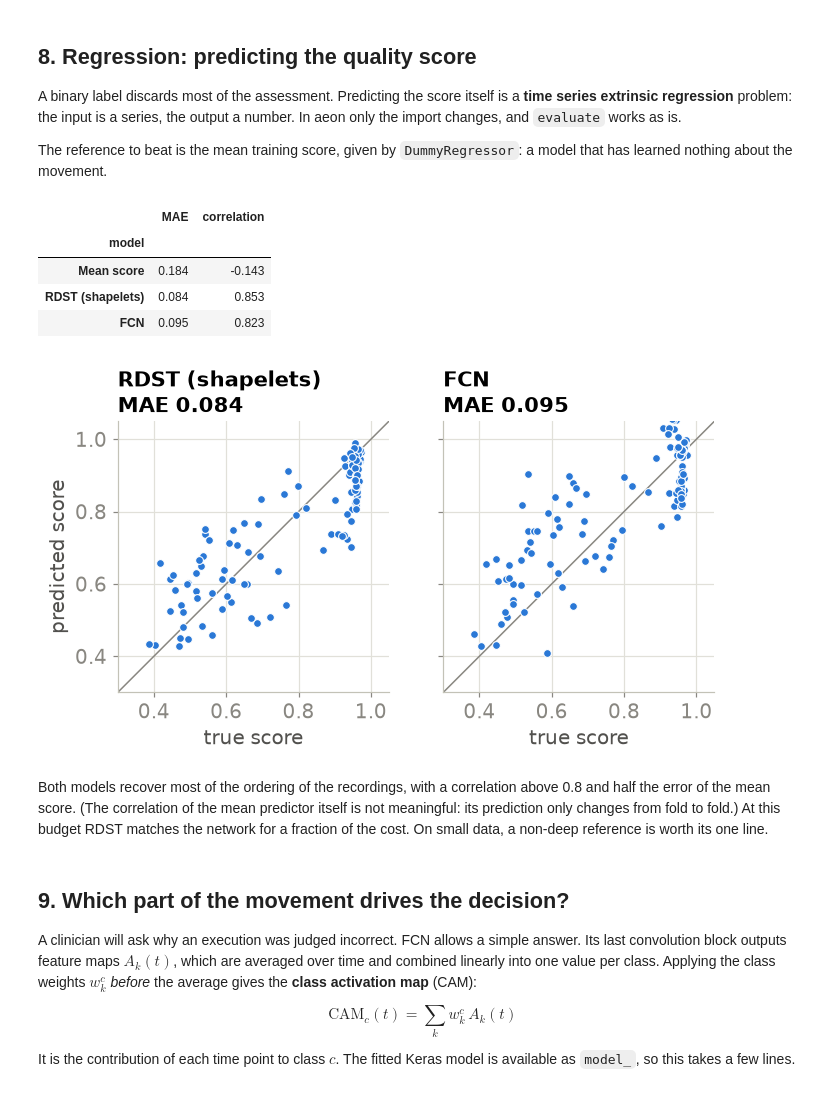
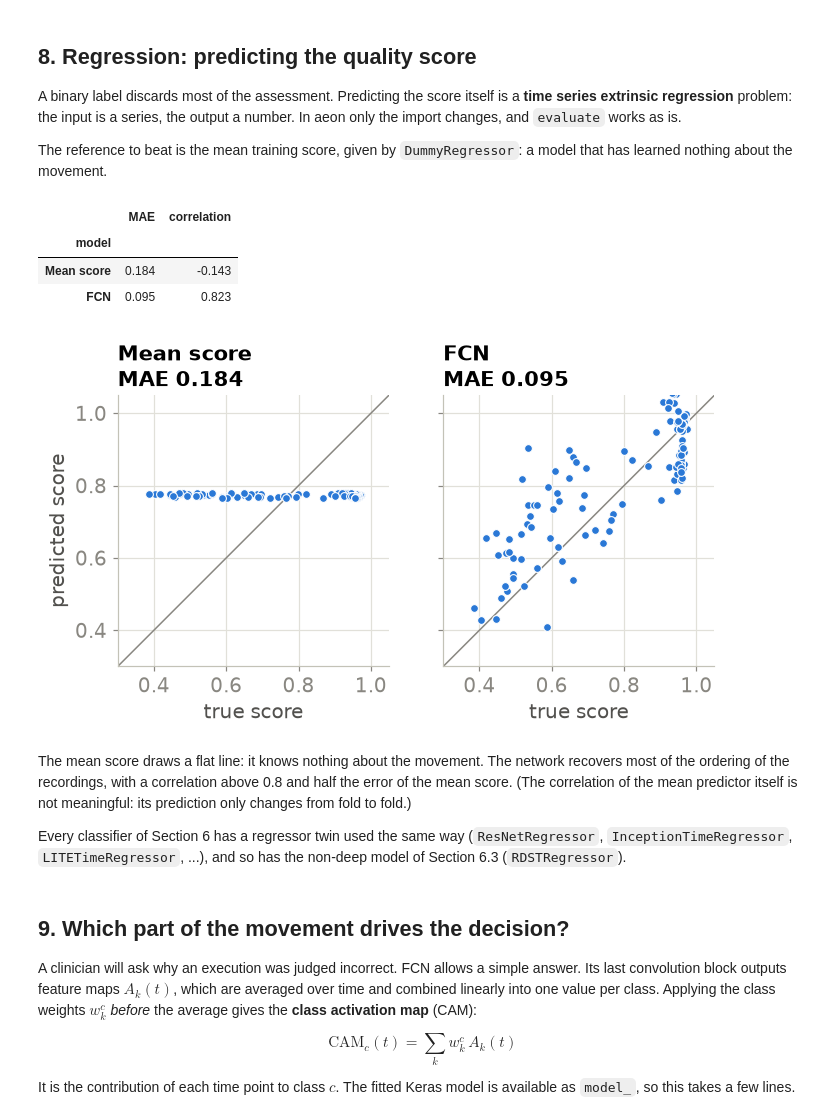
Before and after one commit to aeon-tutorials/ADBIS-2026, a Jupyter notebook: Notebooks/rehab_pile_deep_learning.ipynb, the cells around one changed output. Saved outputs shown, nothing was run; the diff lists cells and outputs as text; code cells hidden in the pictures.

```diff
--- a/Notebooks/rehab_pile_deep_learning.ipynb
+++ b/Notebooks/rehab_pile_deep_learning.ipynb
@@ -619,12 +619,10 @@ The reference to beat is the mean training score, given by `DummyRegressor`: a m
 # %%
 from aeon.regression import DummyRegressor
 from aeon.regression.deep_learning import FCNRegressor
-from aeon.regression.shapelet_based import RDSTRegressor
 from sklearn.metrics import mean_absolute_error
 
 regressors = {
     "Mean score": lambda: DummyRegressor(),
-    "RDST (shapelets)": lambda: RDSTRegressor(random_state=SEED, n_jobs=-1),
     "FCN": lambda: FCNRegressor(**deep),  # same training budget as in Section 6
 }
 
@@ -644,23 +642,24 @@ reg_results.round(3)
 |  | MAE | correlation |
 | model |  |  |
 | Mean score | 0.184 | -0.143 |
-| RDST (shapelets) | 0.084 | 0.853 |
 | FCN | 0.095 | 0.823 |
 # %%
 fig, axes = plt.subplots(1, 2, figsize=(7, 3.8), sharex=True, sharey=True)
 lims = [0.3, 1.05]
-for ax, name in zip(axes, ["RDST (shapelets)", "FCN"]):
+for ax, name in zip(axes, ["Mean score", "FCN"]):
     ax.plot(lims, lims, color=MUTED, lw=1)
     ax.scatter(score_true, predictions[name], s=26, color=BLUE, edgecolor="white",
                linewidth=0.7, zorder=3)
     ax.set_title(f"{name}\nMAE {reg_results.loc[name, 'MAE']:.3f}")
     ax.set(xlim=lims, ylim=lims, aspect="equal", xlabel="true score")
 axes[0].set_ylabel("predicted score")
 save(fig, "regression_scatter")
 # %% [output]
-[figure, old version]
+[figure, new version]
 # %% [markdown]
-Both models recover most of the ordering of the recordings, with a correlation above 0.8 and half the error of the mean score. (The correlation of the mean predictor itself is not meaningful: its prediction only changes from fold to fold.) At this budget RDST matches the network for a fraction of the cost. On small data, a non-deep reference is worth its one line.
+The mean score draws a flat line: it knows nothing about the movement. The network recovers most of the ordering of the recordings, with a correlation above 0.8 and half the error of the mean score. (The correlation of the mean predictor itself is not meaningful: its prediction only changes from fold to fold.)
+
+Every classifier of Section 6 has a regressor twin used the same way (`ResNetRegressor`, `InceptionTimeRegressor`, `LITETimeRegressor`, ...), and so has the non-deep model of Section 6.3 (`RDSTRegressor`).
 # %% [markdown]
 ## 9. Which part of the movement drives the decision?
 
```
Also changed, not shown: parts of 5 cells of this notebook, 6 other files.
